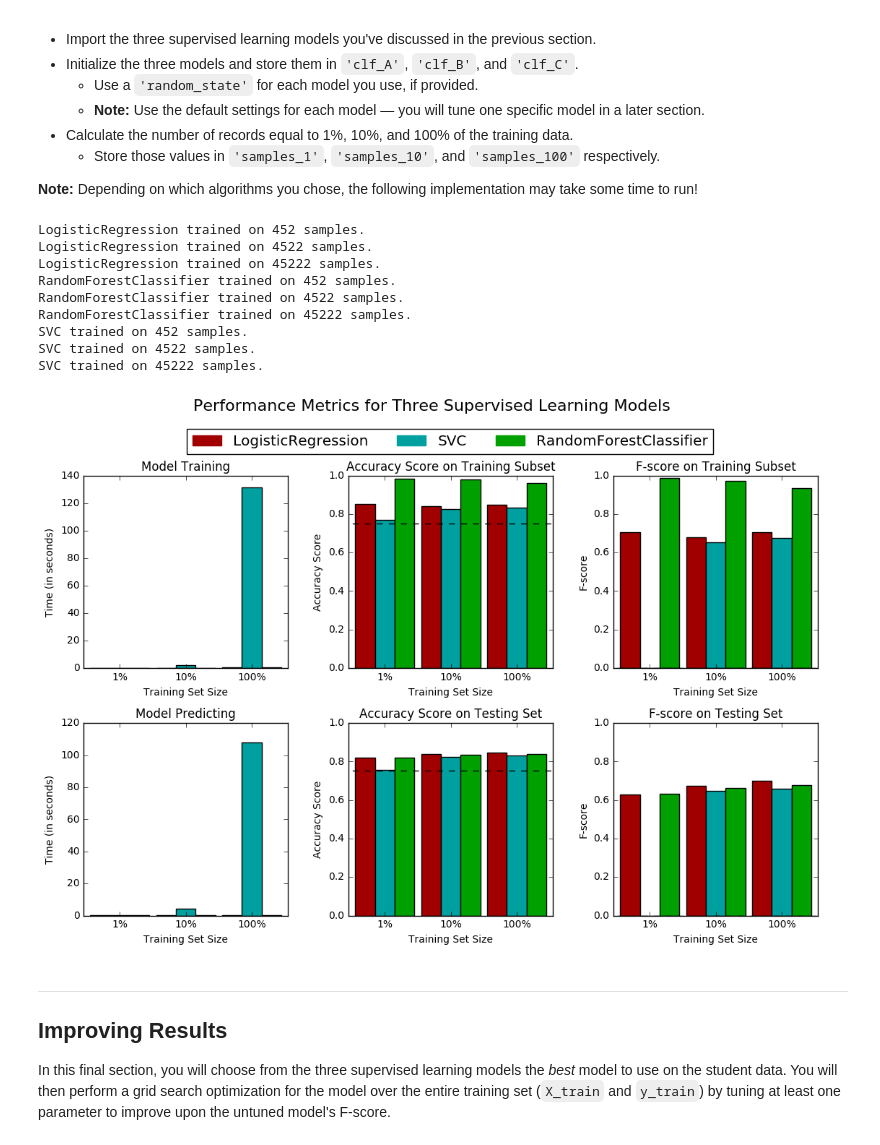
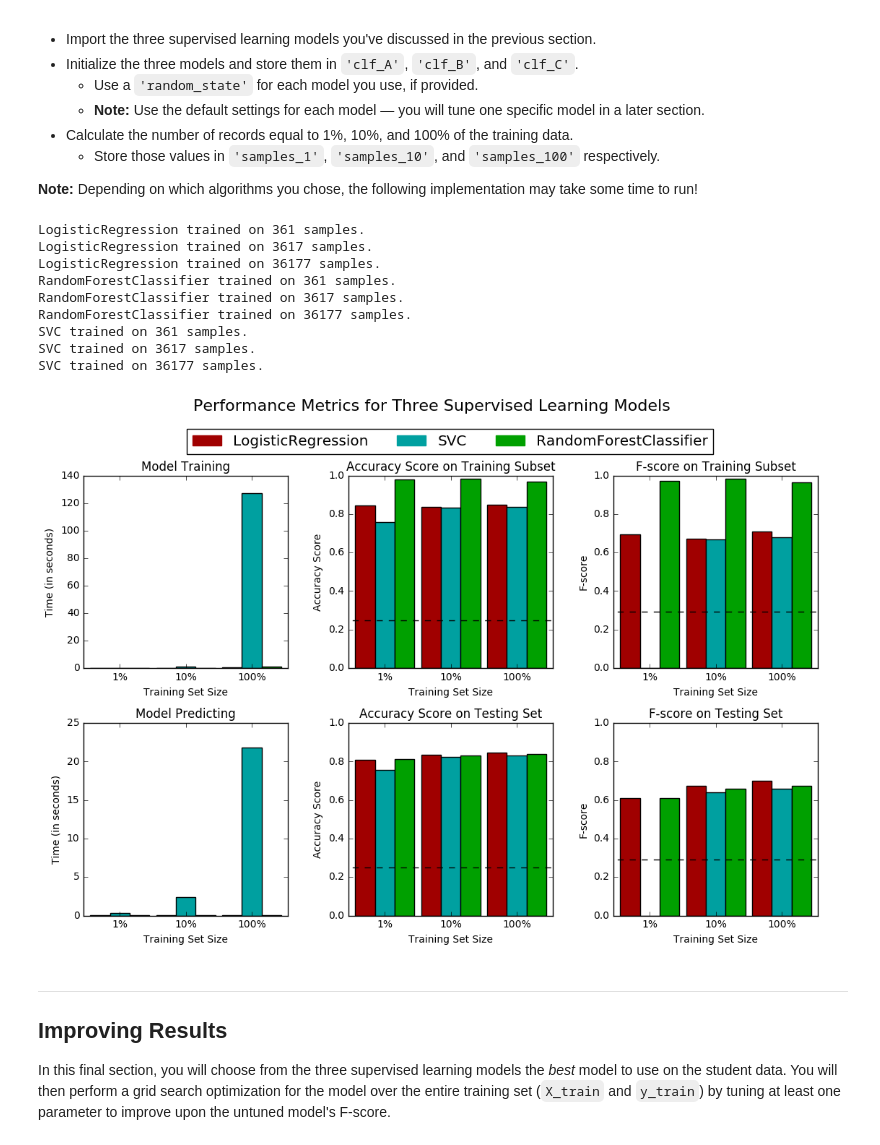
Before and after one commit to Azazi/Machine_Learning_Nanodegree, a Jupyter notebook: finding_donors/finding_donors.ipynb, the cells around one changed output. Saved outputs shown, nothing was run; the diff lists cells and outputs as text; code cells hidden in the pictures.

```diff
--- a/finding_donors/finding_donors.ipynb
+++ b/finding_donors/finding_donors.ipynb
@@ -191,11 +191,24 @@ from sklearn.metrics import accuracy_score
 from sklearn.metrics import fbeta_score
 
 # TODO: Calculate accuracy
-predictions = np.zeros(n_records)
-accuracy = accuracy_score(income, predictions)
+predictions = np.ones(n_records)
+accuracy = float(sum(np.equal(income, predictions))) / n_records
 
 # TODO: Calculate F-score using the formula above for beta = 0.5
-fscore = fbeta_score(income, predictions, beta=0.5)
+tp = 0
+fp = 0
+
+for x in income:
+    if x == 1:
+        tp += 1
+    else:
+        fp += 1
+
+precision = float(tp) / float(tp + fp)
+recall = 1 #fn = 0
+beta_square = 0.5 * 0.5
+
+fscore = (1 + beta_square) * (precision * recall) / ((beta_square * precision) + recall)
 
 # Print the results
 print "Naive Predictor: [Accuracy score: {:.4f}, F-score: {:.4f}]".format(accuracy, fscore)
@@ -319,20 +332,20 @@ def train_predict(learner, sample_size, X_train, y_train, X_test, y_test):
     #       then get predictions on the first 300 training samples
     start = time() # Get start time
     predictions_test = learner.predict(X_test)
-    predictions_train = learner.predict(X_train[:sample_size])
+    predictions_train = learner.predict(X_train[:300])
     end = time() # Get end time
 
     # TODO: Calculate the total prediction time
     results['pred_time'] = end - start
 
     # TODO: Compute accuracy on the first 300 training samples
-    results['acc_train'] = accuracy_score(y_train[:sample_size], predictions_train)
+    results['acc_train'] = accuracy_score(y_train[:300], predictions_train)
 
     # TODO: Compute accuracy on test set
     results['acc_test'] = accuracy_score(y_test, predictions_test)
 
     # TODO: Compute F-score on the the first 300 training samples
-    results['f_train'] = fbeta_score(y_train[:sample_size], predictions_train, beta=0.5)
+    results['f_train'] = fbeta_score(y_train[:300], predictions_train, beta=0.5)
 
     # TODO: Compute F-score on the test set
     results['f_test'] = fbeta_score(y_test, predictions_test, beta=0.5)
@@ -356,41 +369,42 @@ In the code cell, you will need to implement the following:
 # %%
 # TODO: Import the three supervised learning models from sklearn
 from sklearn.linear_model import LogisticRegression
 from sklearn.ensemble import RandomForestClassifier
 from sklearn.svm import SVC
 
 # TODO: Initialize the three models
 clf_A = LogisticRegression(random_state=13)
-clf_B = RandomForestClassifier()
+clf_B = RandomForestClassifier(random_state=13)
 clf_C = SVC(random_state=13)
 
 # TODO: Calculate the number of samples for 1%, 10%, and 100% of the training data
-samples_1 = int(n_records * 0.01)
-samples_10 = int(n_records * 0.1)
-samples_100 = n_records
+training_sample_size = X_train.shape[0]
+samples_1 = int(training_sample_size * 0.01)
+samples_10 = int(training_sample_size * 0.1)
+samples_100 = training_sample_size
 
 # Collect results on the learners
 results = {}
 for clf in [clf_A, clf_B, clf_C]:
     clf_name = clf.__class__.__name__
     results[clf_name] = {}
     for i, samples in enumerate([samples_1, samples_10, samples_100]):
         results[clf_name][i] = \
         train_predict(clf, samples, X_train, y_train, X_test, y_test)
 
 # Run metrics visualization for the three supervised learning models chosen
 vs.evaluate(results, accuracy, fscore)
 # %% [output]
-LogisticRegression trained on 452 samples.
-LogisticRegression trained on 4522 samples.
-LogisticRegression trained on 45222 samples.
-RandomForestClassifier trained on 452 samples.
-RandomForestClassifier trained on 4522 samples.
-RandomForestClassifier trained on 45222 samples.
-SVC trained on 452 samples.
-SVC trained on 4522 samples.
-SVC trained on 45222 samples.
+LogisticRegression trained on 361 samples.
+LogisticRegression trained on 3617 samples.
+LogisticRegression trained on 36177 samples.
+RandomForestClassifier trained on 361 samples.
+RandomForestClassifier trained on 3617 samples.
+RandomForestClassifier trained on 36177 samples.
+SVC trained on 361 samples.
+SVC trained on 3617 samples.
+SVC trained on 36177 samples.
-[figure, old version]
+[figure, new version]
 # %% [markdown]
 ----
 ## Improving Results
```
Also changed, not shown: parts of 4 cells of this notebook, 1 other file.
